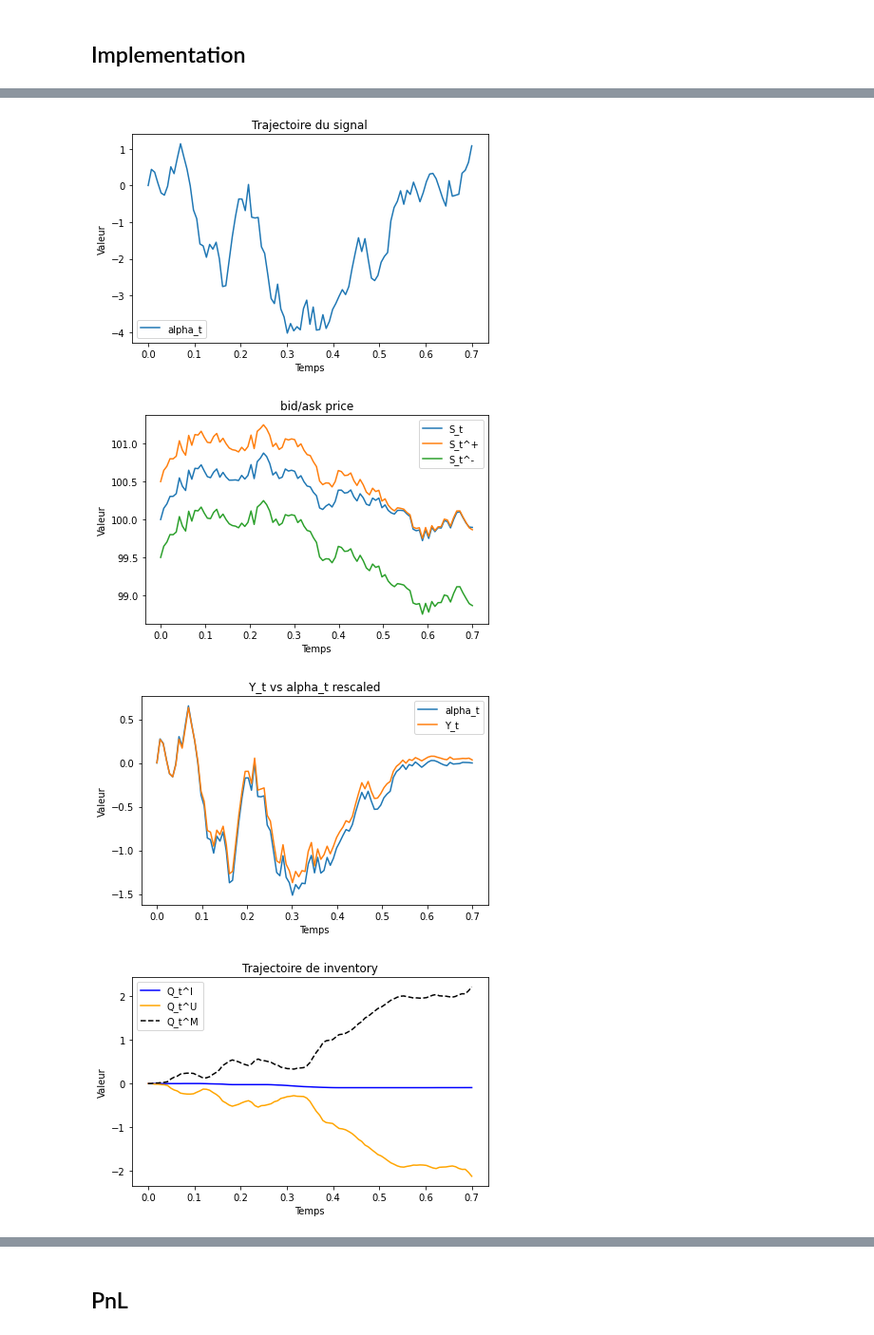
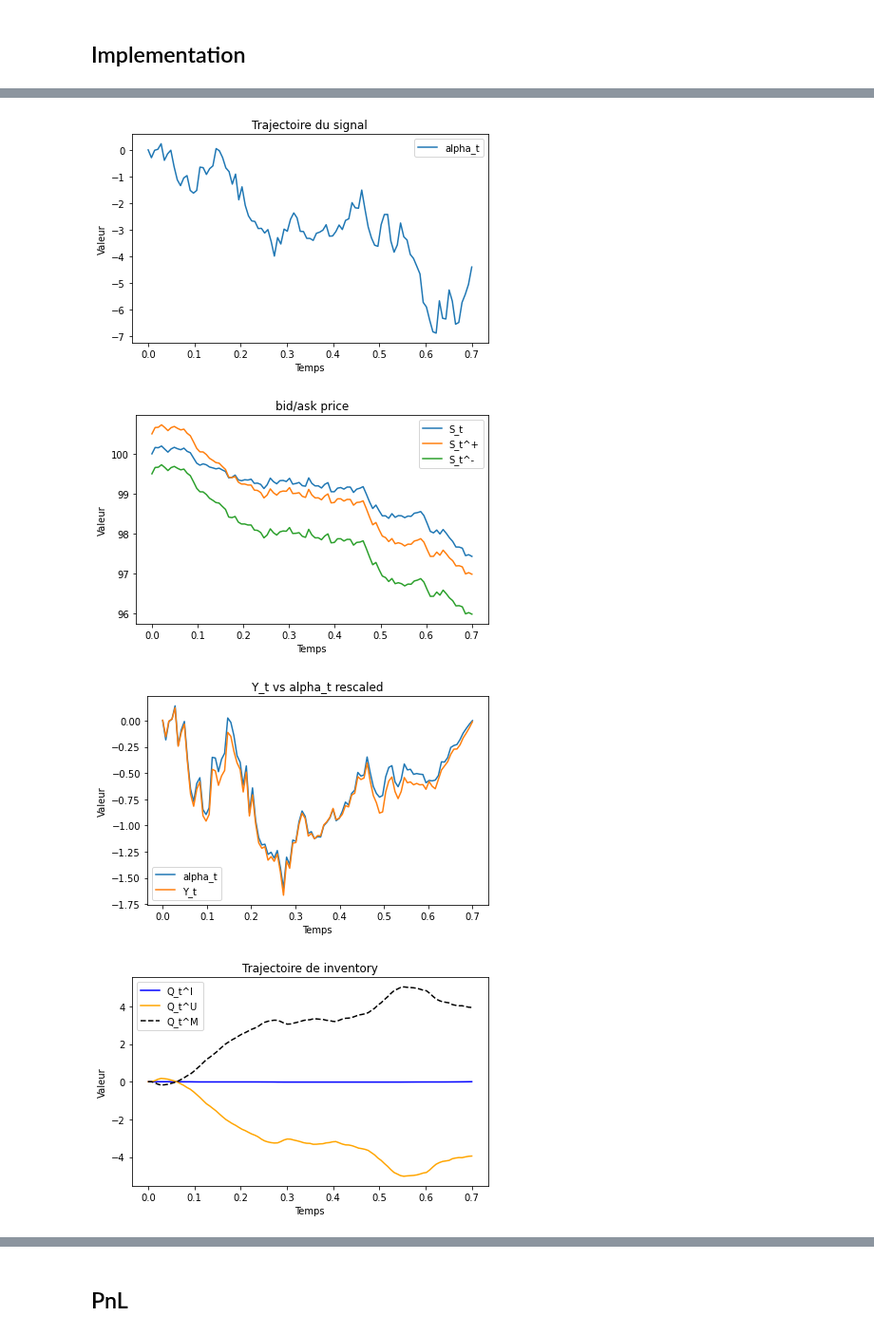
Before and after one commit to AdrienMathieu-eng/Nash-Equilibrium-, a Jupyter notebook: non_linear_BSDE.ipynb, the cells around one changed output, grey strips where cells are left out. Shown at 95% size. Cells and saved outputs as stored; diff of their text form; code cells hidden in the pictures.

```diff
--- a/non_linear_BSDE.ipynb
+++ b/non_linear_BSDE.ipynb
@@ -327,7 +327,7 @@ def plot_after_training(number_size=Number_size):
 
     # Affichage des courbes pour le premier élément du batch
 
-    plot_trajectory(Q_I, Q_U, Y_I, Z,alpha, dW_S,T, N,idx=20,number_size=Number_size)
+    plot_trajectory(Q_I, Q_U, Y_I, Z,alpha, dW_S,T, N,idx=10,number_size=Number_size)
 
 # Appeler la fonction pour afficher les courbes après l'entraînement
 plot_after_training()
@@ -337,4 +337,4 @@ plot_after_training()
-[figure, old version]
+[figure, new version]
-[figure, old version]
+[figure, new version]
-[figure, old version]
+[figure, new version]
-[figure, old version]
+[figure, new version]
```
Also changed, not shown: parts of 4 cells of this notebook.
